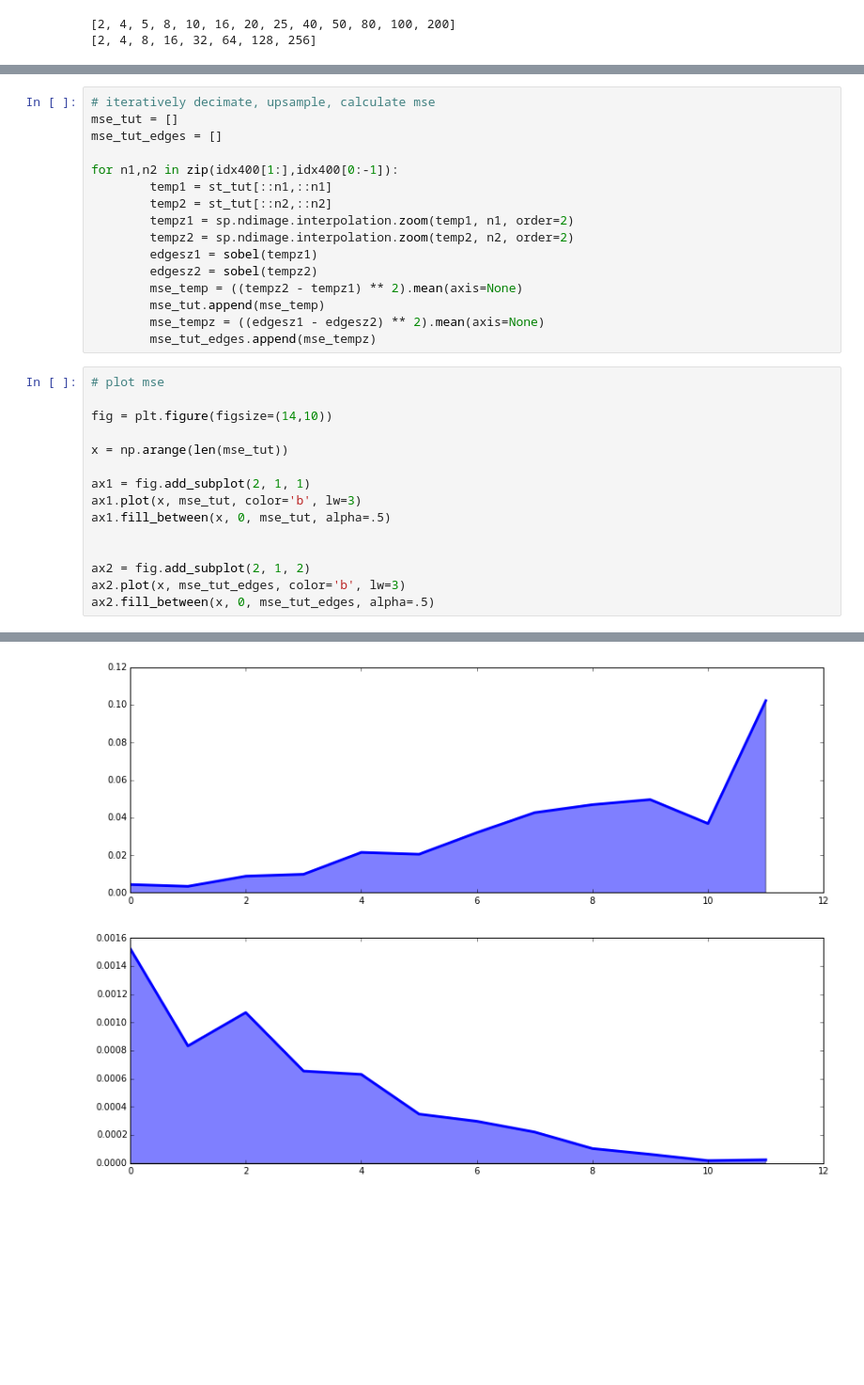
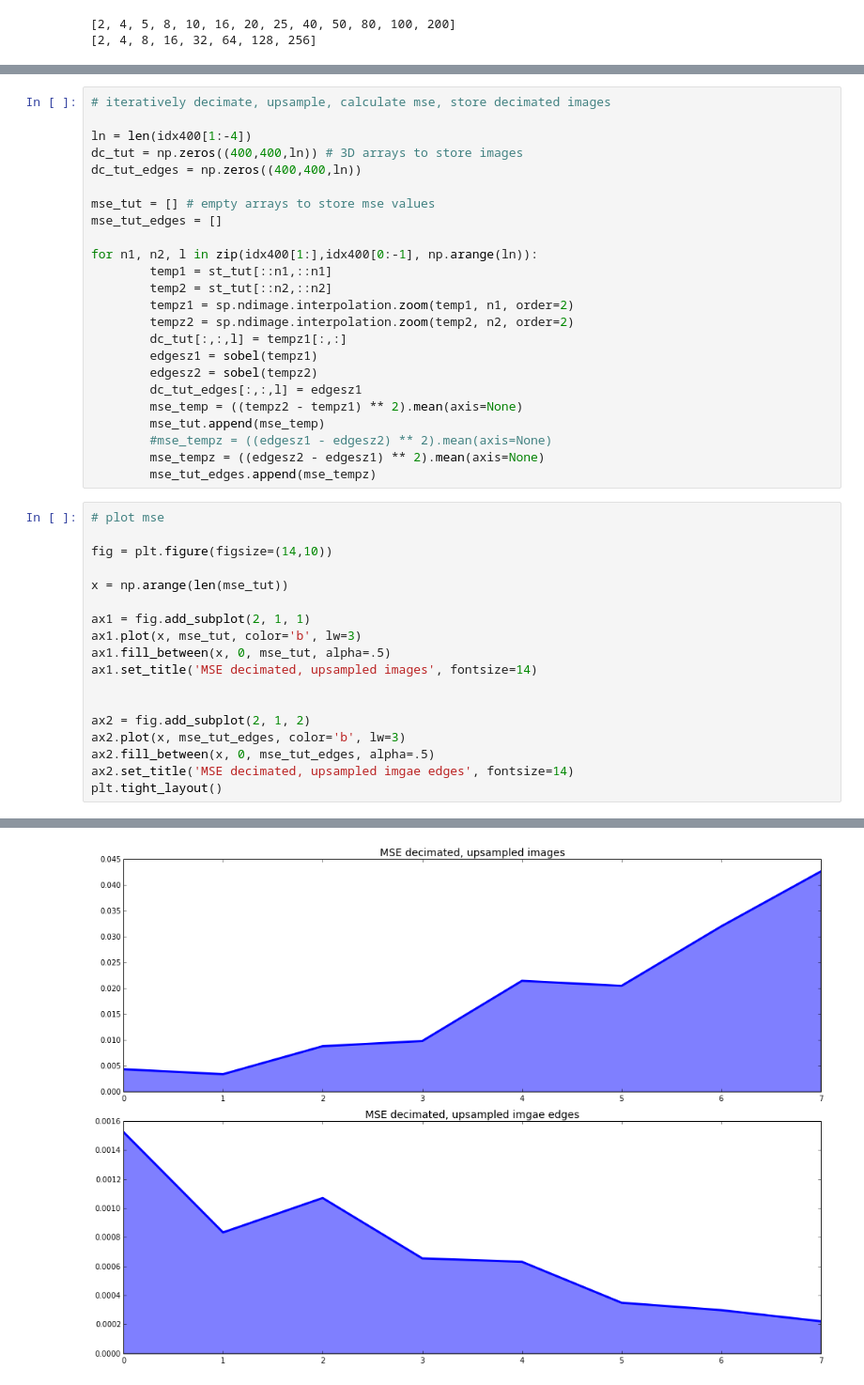
Before and after one commit to mycarta/fun-with-king-tut-catscan, a Jupyter notebook: decimate_and_interpolate.ipynb, the cells around one changed output, grey strips where cells are left out. Shown at 94% size. Cells and saved outputs as stored; diff of their text form; blank space fills up the shorter version.

Commit message:
added figures with all images combined

```diff
--- a/decimate_and_interpolate.ipynb
+++ b/decimate_and_interpolate.ipynb
@@ -216,18 +216,26 @@ print idx400[0:-1]
 # %%
-# iteratively decimate, upsample, calculate mse
-mse_tut = []
+# iteratively decimate, upsample, calculate mse, store decimated images
+
+ln = len(idx400[1:-4])
+dc_tut = np.zeros((400,400,ln)) # 3D arrays to store images
+dc_tut_edges = np.zeros((400,400,ln))
+
+mse_tut = [] # empty arrays to store mse values
 mse_tut_edges = []
 
-for n1,n2 in zip(idx400[1:],idx400[0:-1]):
+for n1, n2, l in zip(idx400[1:],idx400[0:-1], np.arange(ln)):
         temp1 = st_tut[::n1,::n1]
         temp2 = st_tut[::n2,::n2]
         tempz1 = sp.ndimage.interpolation.zoom(temp1, n1, order=2)
         tempz2 = sp.ndimage.interpolation.zoom(temp2, n2, order=2)
+        dc_tut[:,:,l] = tempz1[:,:]
         edgesz1 = sobel(tempz1)
         edgesz2 = sobel(tempz2)
+        dc_tut_edges[:,:,l] = edgesz1
         mse_temp = ((tempz2 - tempz1) ** 2).mean(axis=None)
         mse_tut.append(mse_temp)
-        mse_tempz = ((edgesz1 - edgesz2) ** 2).mean(axis=None)
+        #mse_tempz = ((edgesz1 - edgesz2) ** 2).mean(axis=None)
+        mse_tempz = ((edgesz2 - edgesz1) ** 2).mean(axis=None)
         mse_tut_edges.append(mse_tempz)
 # %%
 # plot mse
@@ -239,9 +247,12 @@ x = np.arange(len(mse_tut))
 ax1 = fig.add_subplot(2, 1, 1)
 ax1.plot(x, mse_tut, color='b', lw=3)
 ax1.fill_between(x, 0, mse_tut, alpha=.5)
+ax1.set_title('MSE decimated, upsampled images', fontsize=14)
 
 
 ax2 = fig.add_subplot(2, 1, 2)
 ax2.plot(x, mse_tut_edges, color='b', lw=3)
 ax2.fill_between(x, 0, mse_tut_edges, alpha=.5)
+ax2.set_title('MSE decimated, upsampled imgae edges', fontsize=14)
+plt.tight_layout()
 # %% [output]
@@ -249 +259 @@ ax2.fill_between(x, 0, mse_tut_edges, alpha=.5)
-[figure, old version]
+[figure, new version]
```
Also changed, not shown: parts of 12 cells of this notebook.
